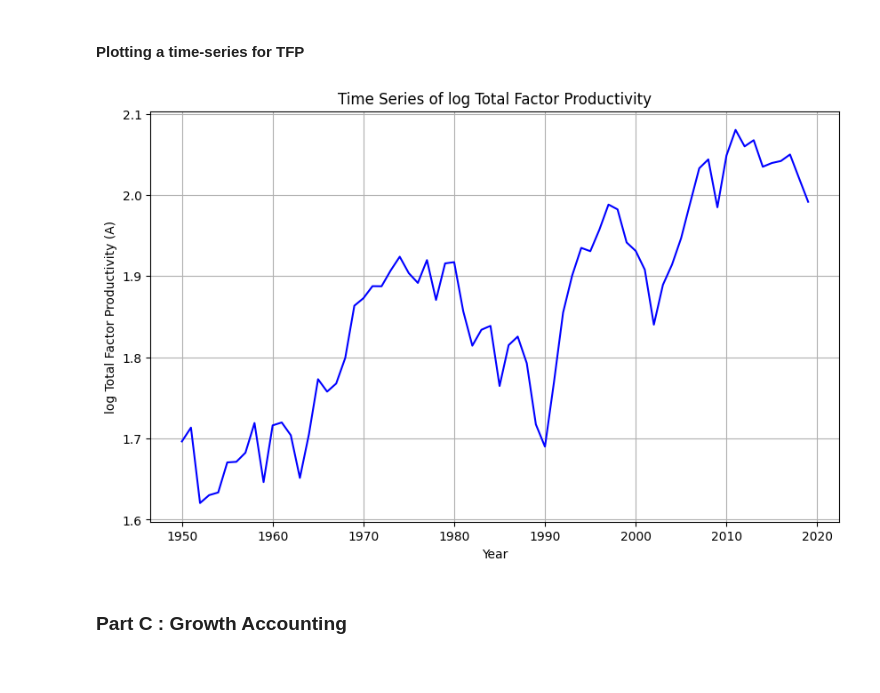
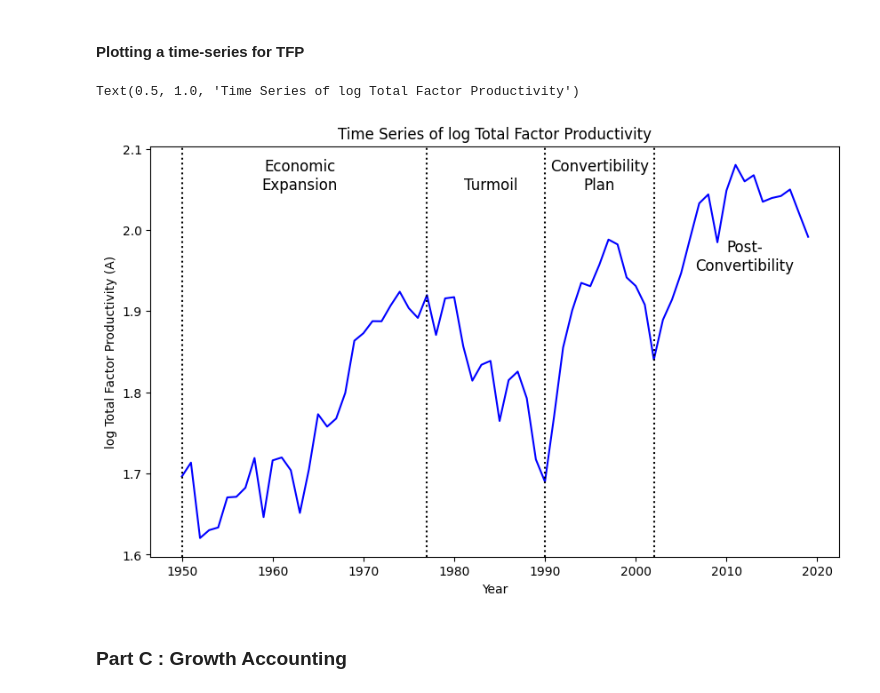
Before and after one commit to andreheeshaojun/EC2B1-Coursework, a Jupyter notebook: Section A/Section-A-Code.ipynb, the cells around one changed output. Saved outputs shown, nothing was run; the diff lists cells and outputs as text; code cells hidden in the pictures.

```diff
--- a/Section A/Section-A-Code.ipynb
+++ b/Section A/Section-A-Code.ipynb
@@ -513,16 +514,30 @@ filtered_df
 # %%
 # Express the TFP as a value relative to the first year where 1950 is 100
 # filtered_df['A (TFP) Relative'] = 100 * filtered_df['A (TFP)'] / filtered_df.loc[filtered_df['Year'].dt.year == 1960, 'A (TFP)'].values[0]
 
 # Create a time-series graph plotting the TFP over time
 plt.figure(figsize=(10, 6))
 plt.plot(filtered_df['Year'], filtered_df['log A (Total Factor Productivity)'], color='blue', linestyle='-')
+
+# Add vertical dotted lines using datetime
+plt.axvline(x=datetime(1950, 1, 1), color='black', linestyle='dotted')
+plt.axvline(x=datetime(1977, 1, 1), color='black', linestyle='dotted')
+plt.axvline(x=datetime(1990, 1, 1), color='black', linestyle='dotted')
+plt.axvline(x=datetime(2002, 1, 1), color='black', linestyle='dotted')
+
+# Add annotations for the periods
+plt.annotate('Economic\nExpansion', xy=(datetime(1963, 1, 1), 2.05), ha='center', color='black', fontsize=12)
+plt.annotate('Turmoil', xy=(datetime(1984, 1, 1), 2.05), ha='center', color='black', fontsize=12)
+plt.annotate('Convertibility\nPlan', xy=(datetime(1996, 1, 1), 2.05), ha='center', color='black', fontsize=12)
+plt.annotate('Post-\nConvertibility', xy=(datetime(2012, 1, 1), 1.95), ha='center', color='black', fontsize=12)
+
+
 plt.xlabel('Year')
 plt.ylabel('log Total Factor Productivity (A)')
 plt.title('Time Series of log Total Factor Productivity')
-plt.grid(True)
 # %% [output]
+Text(0.5, 1.0, 'Time Series of log Total Factor Productivity')
-[figure, old version]
+[figure, new version]
 # %% [markdown]
 ### Part C : Growth Accounting
 # %%
```
Also changed, not shown: parts of 6 cells of this notebook.
